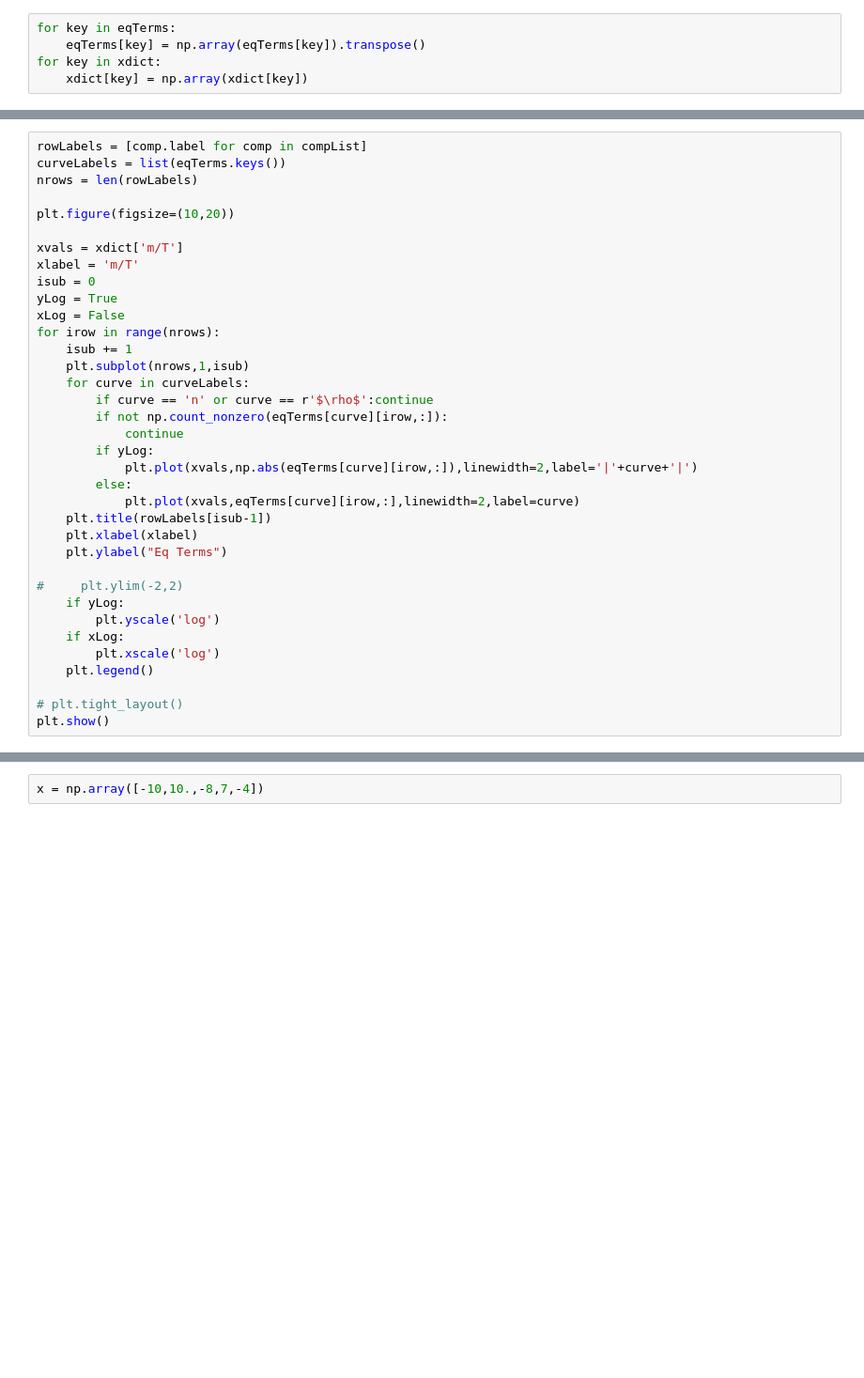
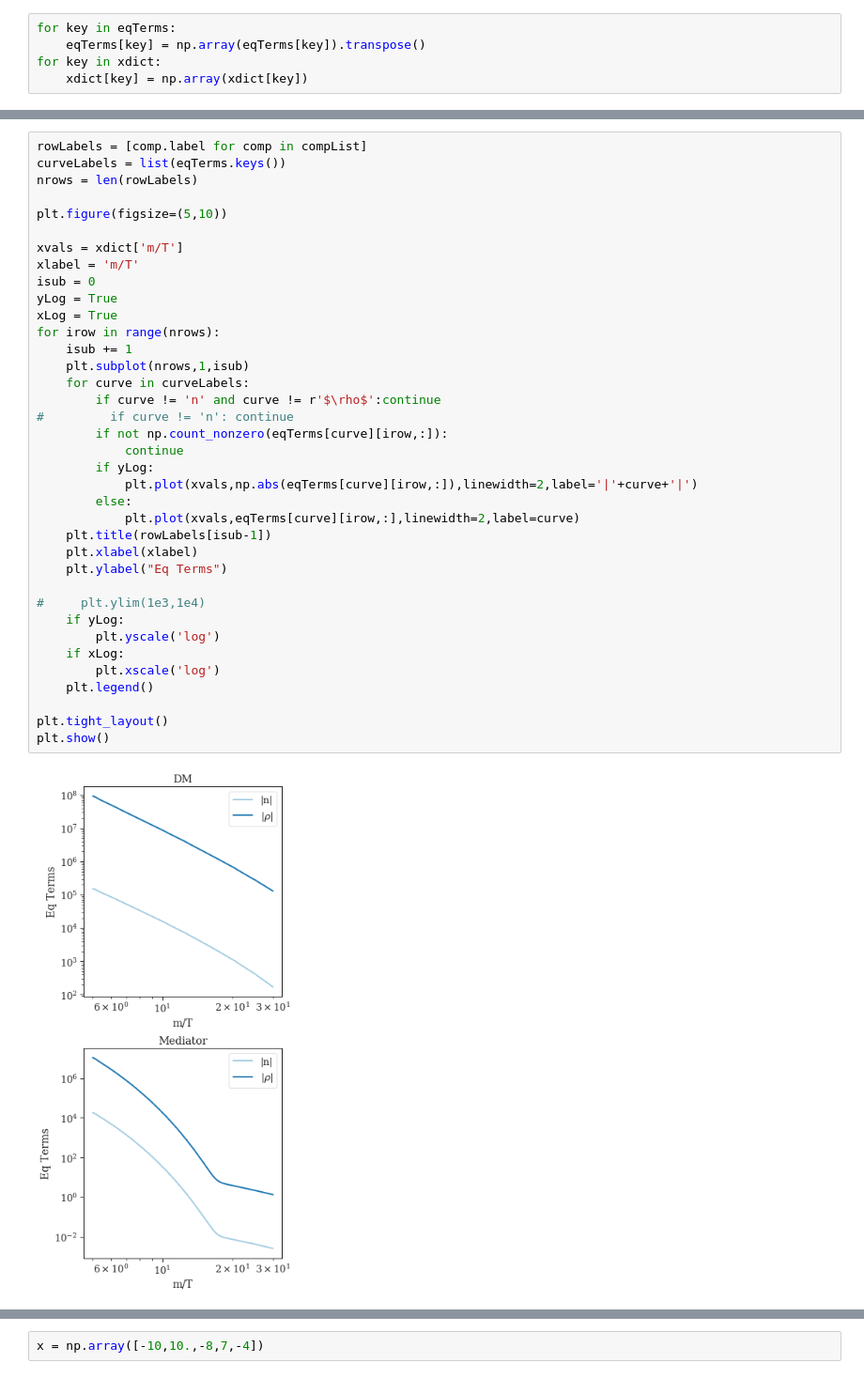
Before and after one commit to andlessa/BoltzmannEqs, a Jupyter notebook: checkBoltzEqs.ipynb, the cells around one changed output, grey strips where cells are left out. Shown at 94% size. Drawn from its saved outputs; the diff is of its cells as text; blank space fills up the shorter version.

```diff
--- a/checkBoltzEqs.ipynb
+++ b/checkBoltzEqs.ipynb
@@ -263,35 +295,38 @@ for key in xdict:
 rowLabels = [comp.label for comp in compList]
 curveLabels = list(eqTerms.keys())
 nrows = len(rowLabels)
 
-plt.figure(figsize=(10,20))
+plt.figure(figsize=(5,10))
 
 xvals = xdict['m/T']
 xlabel = 'm/T'
 isub = 0
 yLog = True
-xLog = False
+xLog = True
 for irow in range(nrows):
     isub += 1
     plt.subplot(nrows,1,isub)
     for curve in curveLabels:
-        if curve == 'n' or curve == r'$\rho$':continue
+        if curve != 'n' and curve != r'$\rho$':continue
+#         if curve != 'n': continue
         if not np.count_nonzero(eqTerms[curve][irow,:]):
             continue
         if yLog:
             plt.plot(xvals,np.abs(eqTerms[curve][irow,:]),linewidth=2,label='|'+curve+'|')
         else:
             plt.plot(xvals,eqTerms[curve][irow,:],linewidth=2,label=curve)
     plt.title(rowLabels[isub-1])
     plt.xlabel(xlabel)
     plt.ylabel("Eq Terms")
 
-#     plt.ylim(-2,2)
+#     plt.ylim(1e3,1e4)
     if yLog:
         plt.yscale('log')
     if xLog:
         plt.xscale('log')
     plt.legend()
 
-# plt.tight_layout()
+plt.tight_layout()
 plt.show()
+# %% [output]
+[figure, added]
```
Also changed, not shown: parts of 5 cells of this notebook, 4 other files.
